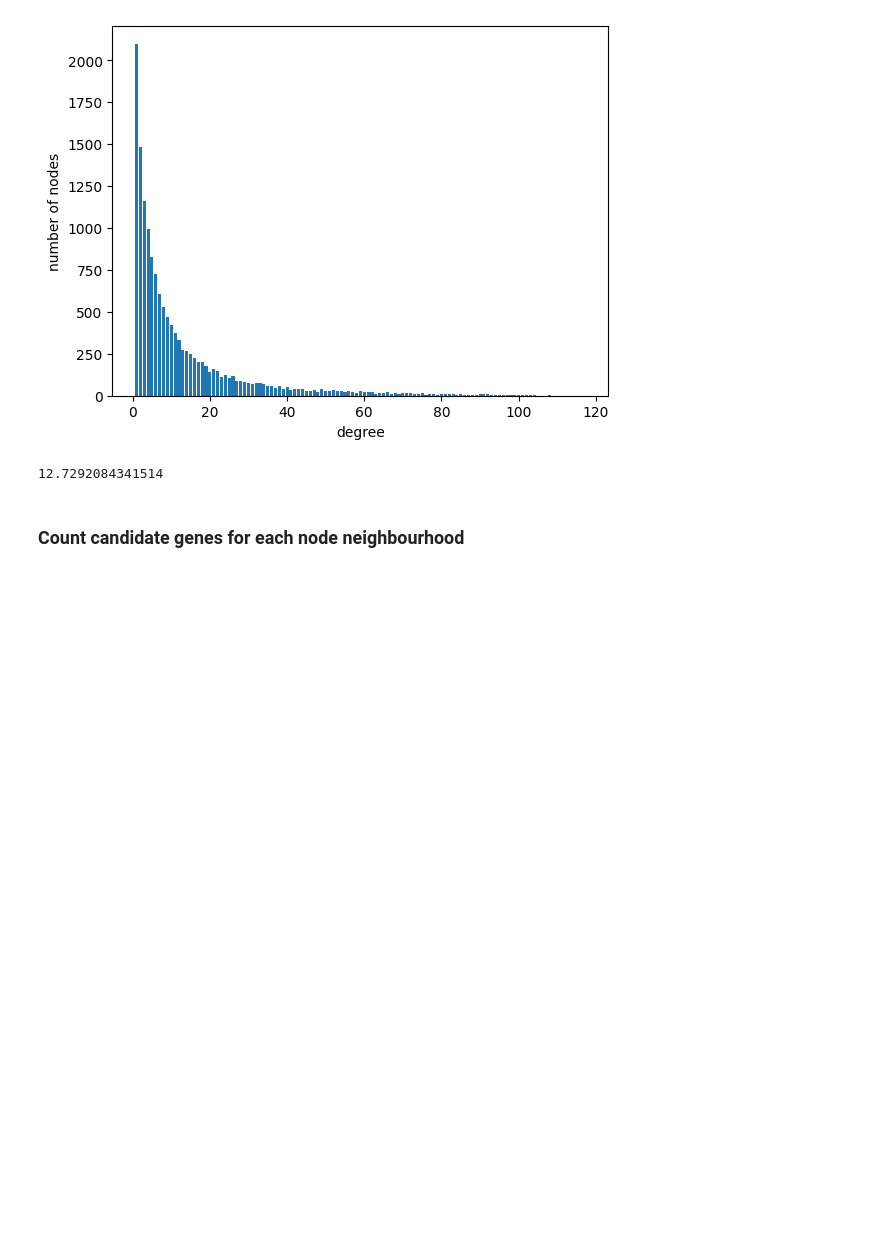
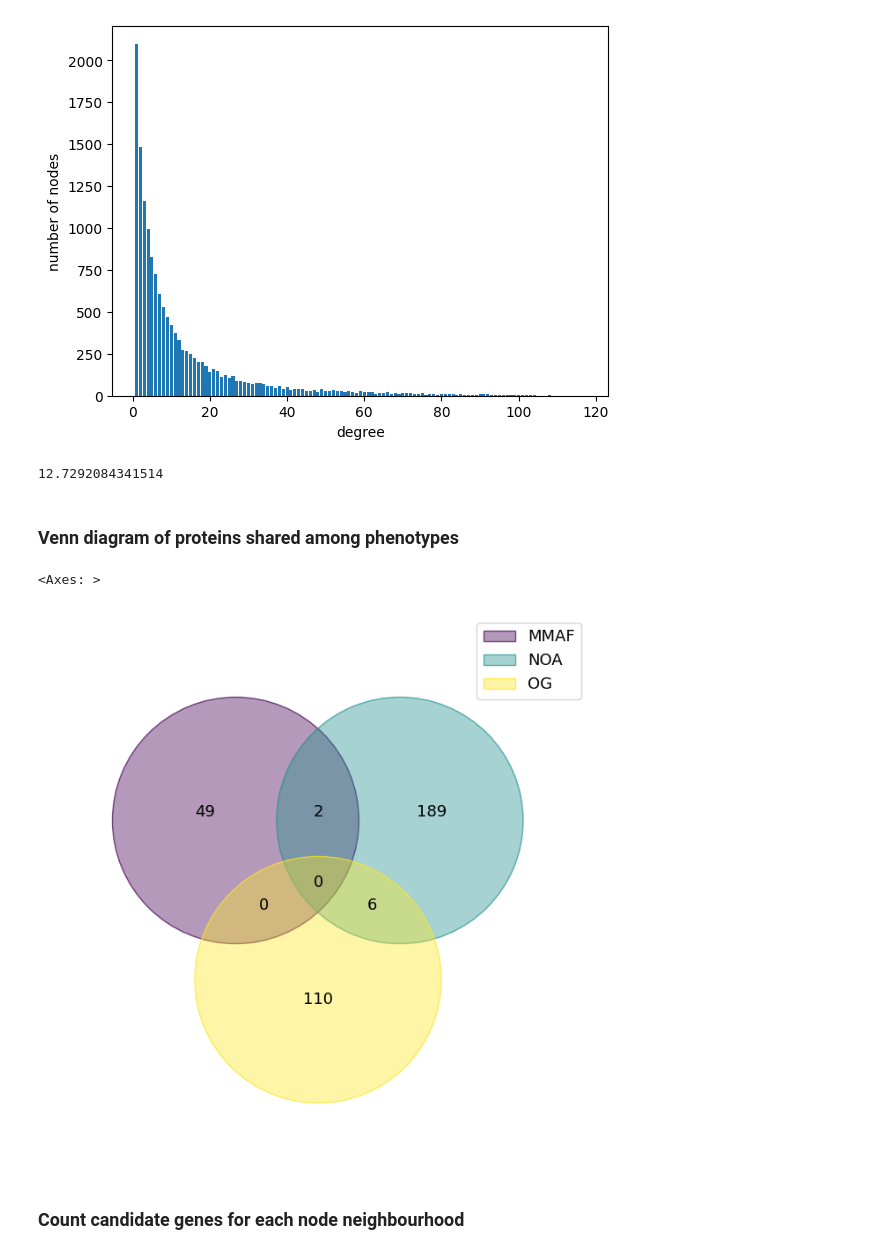
Before and after one commit to jjjk123/grexome-TIMC-Secondary-interactome, a Jupyter notebook: Interactome/humanInteractomeAnalysis.ipynb, the cells around one changed output. Cells and saved outputs as stored; diff of their text form; code cells hidden in the pictures; blank space fills up the shorter version.

Commit message:
upd humanInteractomeAnalysis.ipynb to add venn diagram

```diff
--- a/Interactome/humanInteractomeAnalysis.ipynb
+++ b/Interactome/humanInteractomeAnalysis.ipynb
@@ -76,0 +83,2 @@ sum([d for _, d in G.degree()]) / G.number_of_nodes() # doesn't provide much inf
+# %% [markdown]
+### Venn diagram of proteins shared among phenotypes
@@ -77,3 +87,18 @@ sum([d for _, d in G.degree()]) / G.number_of_nodes() # doesn't provide much inf
+# %%
+candidates_MMAF = pd.read_pickle("./data/candidateGenesList_MMAF.p")
+candidates_NOA = pd.read_pickle("./data/candidateGenesList_NOA.p")
+candidates_OG = pd.read_pickle("./data/candidateGenesList_OG.p")
+
+dict_candidates = {
+    "MMAF": set(candidates_MMAF),
+    "NOA": set(candidates_NOA),
+    "OG": set(candidates_OG)
+}
+# %%
+venn(dict_candidates)
+# %% [output]
+<Axes: >
+[figure, added]
 # %% [markdown]
 ### Count candidate genes for each node neighbourhood
 # %%
```
Also changed, not shown: parts of 8 cells of this notebook.
